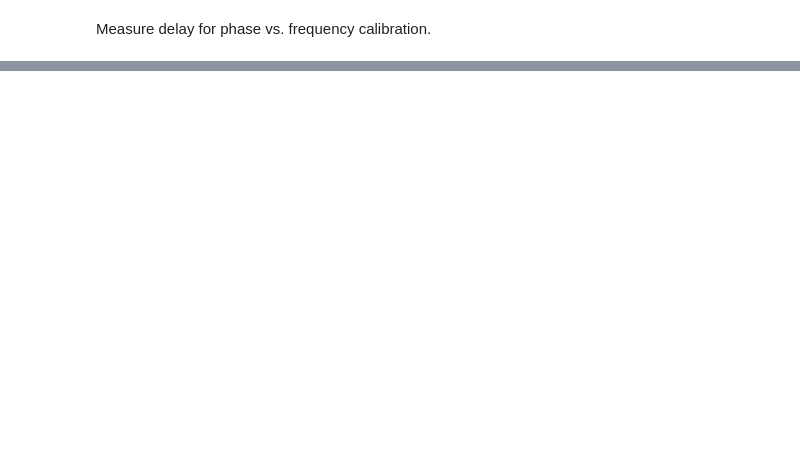
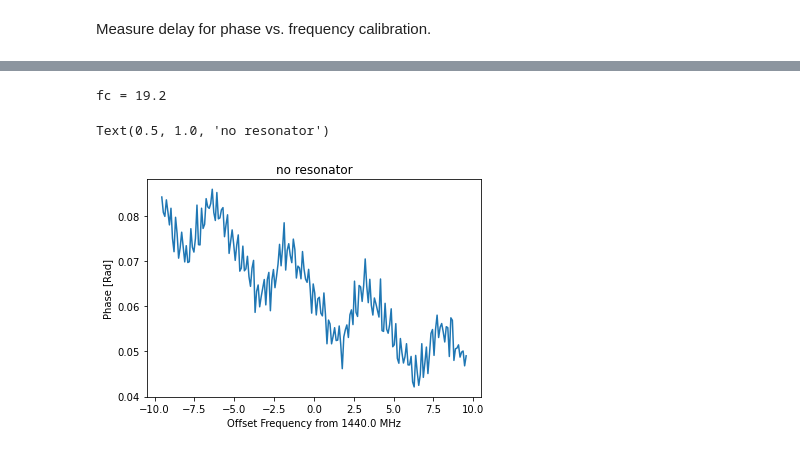
Before and after one commit to openquantumhardware/qick-tools, a Jupyter notebook: mkids_v2/demos/demo_06_phase.ipynb, the cells around one changed output, grey strips where cells are left out. Saved outputs shown, nothing was run; the diff lists cells and outputs as text; code cells hidden in the pictures; blank space fills up the shorter version.

```diff
--- a/mkids_v2/demos/demo_06_phase.ipynb
+++ b/mkids_v2/demos/demo_06_phase.ipynb
@@ -138,21 +190,28 @@ plt.title("outCh = %d"%outCh)
 # %%
 simu.alloff()
 f0 = scan.outCh2Freq(outCh+1)
 fc = kids.synthesis.fc_ch
 print("fc =",fc)
 fCenter = f0
 freqs = np.array([fCenter])
 fis = np.zeros(1)
 gs = 0.9*np.ones(1)
 kids.set_tones(freqs, fis, gs)
 df=fc
 N=200
 fOffsets = kids.get_sweep_offsets(df, N)
 doProgress = True
 xs = kids.sweep_tones(df, N, mean=True, doProgress=doProgress)
 xsd = applyDelay(freqs, fOffsets, xs, delayMean)
 plt.plot(fOffsets, np.angle(xsd))
 plt.title("outCh = %d"%(outCh+1))
+plt.xlabel("Offset Frequency from %.1f MHz"%f0)
+plt.ylabel("Phase [Rad]")
+plt.title("no resonator")
+# %% [output]
+fc = 19.2
+Text(0.5, 1.0, 'no resonator')
+[figure, added]
 # %%
 simu.alloff()
 f0 = scan.outCh2Freq(outCh)
```
Also changed, not shown: parts of 12 cells of this notebook.
